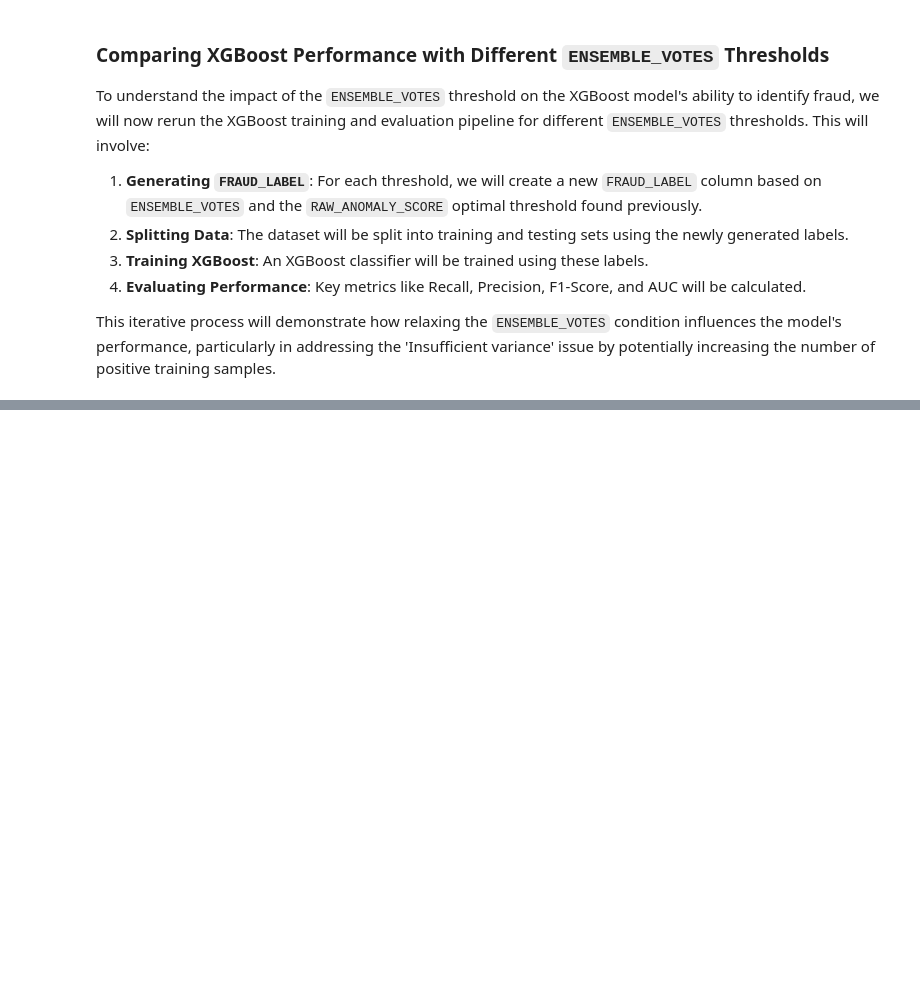
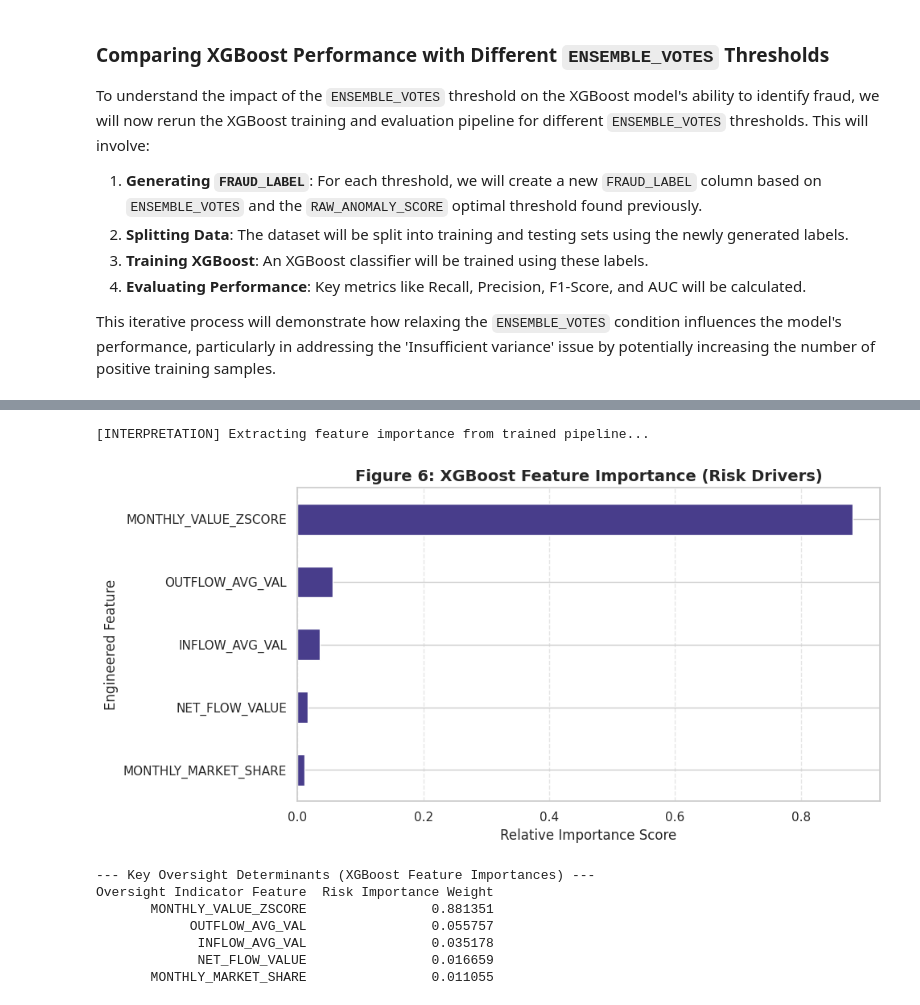
Before and after one commit to RobertDS-45/Money_Remmitence_analysis, a Jupyter notebook: Bot_Money_remmitence_analysis.ipynb, the cells around one changed output, grey strips where cells are left out. Saved outputs shown, nothing was run; the diff lists cells and outputs as text; code cells hidden in the pictures; blank space fills up the shorter version.

```diff
--- a/Bot_Money_remmitence_analysis.ipynb
+++ b/Bot_Money_remmitence_analysis.ipynb
@@ -2522,0 +964,39 @@ NameError: name 'final_df' is not defined
+# %%
+import matplotlib.pyplot as plt
+import pandas as pd
+
+print("\n[INTERPRETATION] Extracting feature importance from trained pipeline...")
+
+# 1. Correctly extract the trained model from the cross-validation pipeline object
+trained_xgb = pipeline.named_steps['xgboost']
+
+# 2. Plot the visual horizontal bar chart
+plt.figure(figsize=(10, 5))
+importances_series = pd.Series(trained_xgb.feature_importances_, index=xgb_features).sort_values(ascending=True)
+importances_series.plot(kind='barh', color='darkslateblue')
+
+plt.title('Figure 6: XGBoost Feature Importance (Risk Drivers)', fontsize=14, fontweight='bold')
+plt.xlabel('Relative Importance Score', fontsize=12)
+plt.ylabel('Engineered Feature', fontsize=12)
+plt.grid(axis='x', linestyle='--', alpha=0.5)
+plt.tight_layout()
+plt.show()
+
+# 3. Print the clean textual summary right underneath the chart
+print("\n--- Key Oversight Determinants (XGBoost Feature Importances) ---")
+importances_df = pd.DataFrame({
+    'Oversight Indicator Feature': xgb_features,
+    'Risk Importance Weight': trained_xgb.feature_importances_
+}).sort_values(by='Risk Importance Weight', ascending=False)
+
+print(importances_df.to_string(index=False))
+# %% [output]
+[INTERPRETATION] Extracting feature importance from trained pipeline...
+[figure, added]
+--- Key Oversight Determinants (XGBoost Feature Importances) ---
+Oversight Indicator Feature  Risk Importance Weight
+       MONTHLY_VALUE_ZSCORE                0.881351
+            OUTFLOW_AVG_VAL                0.055757
+             INFLOW_AVG_VAL                0.035178
+             NET_FLOW_VALUE                0.016659
+       MONTHLY_MARKET_SHARE                0.011055
```
Also changed, not shown: parts of 60 cells of this notebook.
